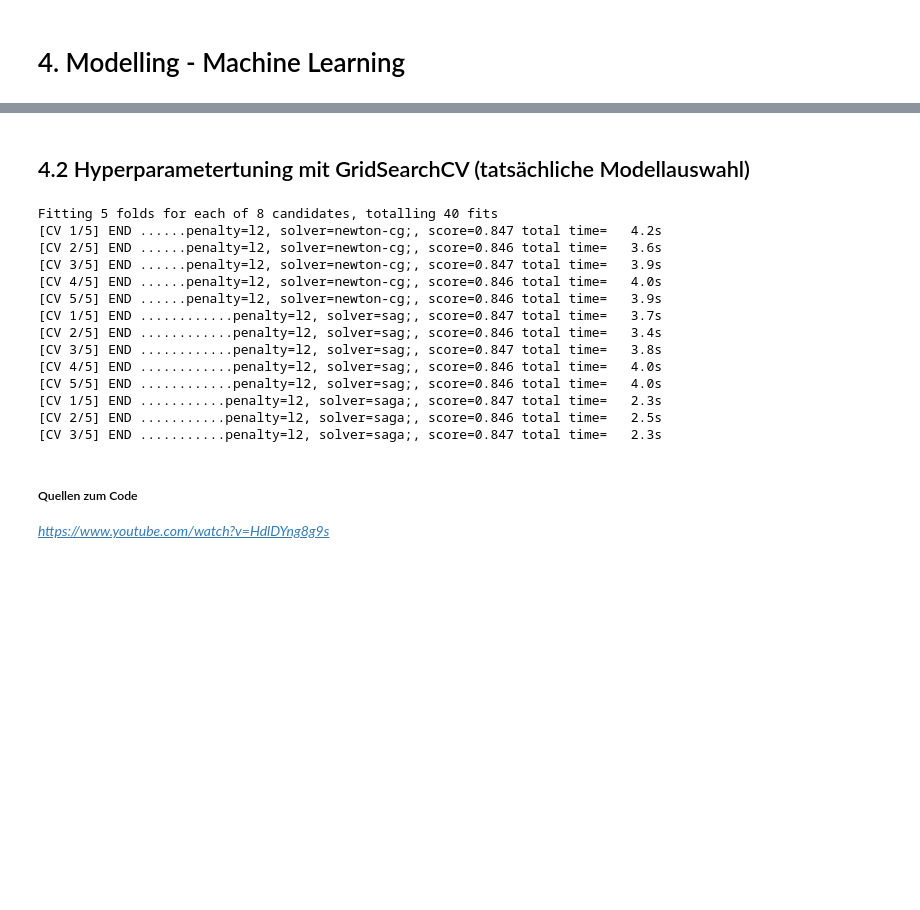
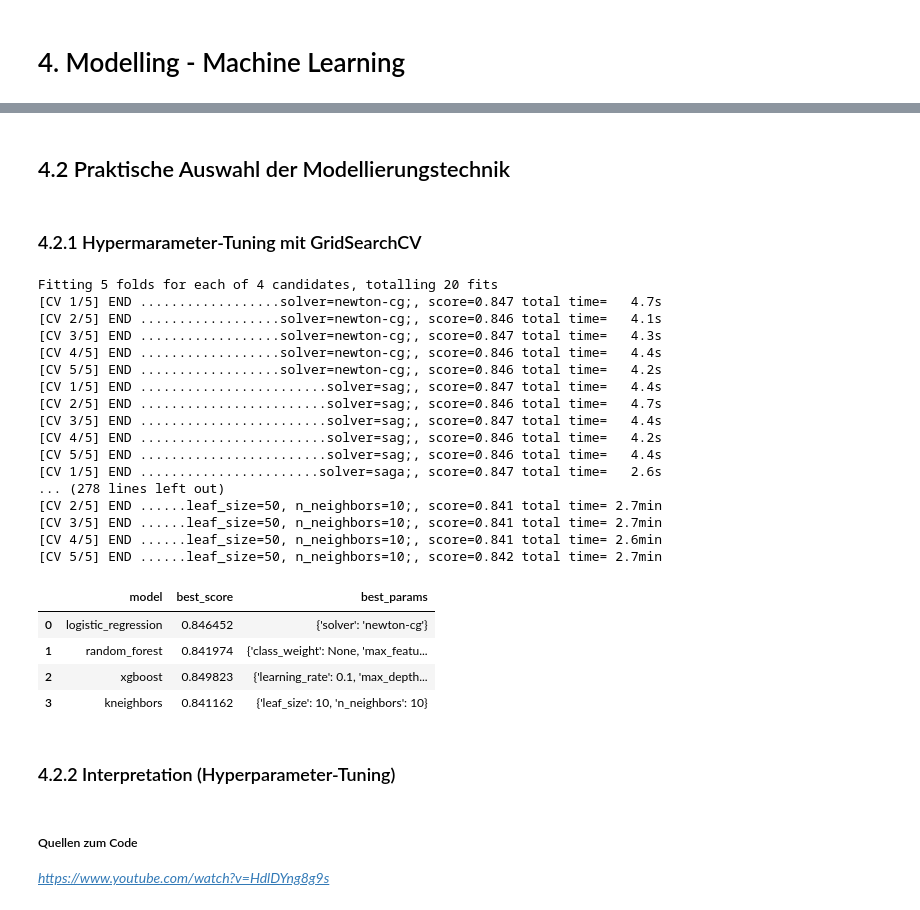
Before and after one commit to switchmachine/Diabetes-Health-Indicators, a Jupyter notebook: Programmieren2_Gruppe7_Projekt_DiabetesHealthIndicators.ipynb, the cells around one changed output, grey strips where cells are left out. Drawn from its saved outputs; the diff is of its cells as text; code cells hidden in the pictures; blank space fills up the shorter version.

```diff
--- a/Programmieren2_Gruppe7_Projekt_DiabetesHealthIndicators.ipynb
+++ b/Programmieren2_Gruppe7_Projekt_DiabetesHealthIndicators.ipynb
@@ -1050,2 +1073,2 @@ Im Vergleich zur rekursiven Feature Elimination mit dem RandomForestClassifier e
 # %% [markdown]
-## 4.2 Hyperparametertuning mit GridSearchCV (tatsächliche Modellauswahl)
+## 4.2 Praktische Auswahl der Modellierungstechnik
@@ -1054,9 +1075,10 @@ Im Vergleich zur rekursiven Feature Elimination mit dem RandomForestClassifier e
+# %% [markdown]
+### 4.2.1 Hypermarameter-Tuning mit GridSearchCV
 # %%
 model_params = {
     'logistic_regression': {
         'model': LogisticRegression(multi_class = 'multinomial'),
         'params': {
-            'penalty': ['l2', None],
             'solver': ['newton-cg', 'sag', 'saga', 'lbfgs']
         }
     },
@@ -1085,35 +1107,45 @@ model_params = {
         }
     }
 }
-# %%
-scores = []
-
-for model_name, mp in model_params.items():
-    clf = GridSearchCV(mp['model'], mp['params'], cv=StratifiedKFold(n_splits=5, shuffle=True, random_state=42), return_train_score=False, verbose=3)
-    clf.fit(x_values_scaled_ss, target)
-    scores.append({
-        'model': model_name,
-        'best_score': clf.best_score_,
-        'best_params': clf.best_params
-    })
-
-df_gridsearch = pd.DataFrame(scores, columns=['model', 'best_score', 'best_params'])
-df_gridsearch
-# %% [output]
-Fitting 5 folds for each of 8 candidates, totalling 40 fits
-[CV 1/5] END ......penalty=l2, solver=newton-cg;, score=0.847 total time=   4.2s
-[CV 2/5] END ......penalty=l2, solver=newton-cg;, score=0.846 total time=   3.6s
-[CV 3/5] END ......penalty=l2, solver=newton-cg;, score=0.847 total time=   3.9s
-[CV 4/5] END ......penalty=l2, solver=newton-cg;, score=0.846 total time=   4.0s
-[CV 5/5] END ......penalty=l2, solver=newton-cg;, score=0.846 total time=   3.9s
-[CV 1/5] END ............penalty=l2, solver=sag;, score=0.847 total time=   3.7s
-[CV 2/5] END ............penalty=l2, solver=sag;, score=0.846 total time=   3.4s
-[CV 3/5] END ............penalty=l2, solver=sag;, score=0.847 total time=   3.8s
-[CV 4/5] END ............penalty=l2, solver=sag;, score=0.846 total time=   4.0s
-[CV 5/5] END ............penalty=l2, solver=sag;, score=0.846 total time=   4.0s
-[CV 1/5] END ...........penalty=l2, solver=saga;, score=0.847 total time=   2.3s
-[CV 2/5] END ...........penalty=l2, solver=saga;, score=0.846 total time=   2.5s
-[CV 3/5] END ...........penalty=l2, solver=saga;, score=0.847 total time=   2.3s
+# %%
+scores = []
+
+for model_name, mp in model_params.items():
+    clf = GridSearchCV(mp['model'], mp['params'], cv=StratifiedKFold(n_splits=5, shuffle=True, random_state=42), return_train_score=False, verbose=3)
+    clf.fit(x_values_scaled_ss, target)
+    scores.append({
+        'model': model_name,
+        'best_score': clf.best_score_,
+        'best_params': clf.best_params_
+    })
+
+df_gridsearch = pd.DataFrame(scores, columns=['model', 'best_score', 'best_params'])
+df_gridsearch
+# %% [output]
+Fitting 5 folds for each of 4 candidates, totalling 20 fits
+[CV 1/5] END ..................solver=newton-cg;, score=0.847 total time=   4.7s
+[CV 2/5] END ..................solver=newton-cg;, score=0.846 total time=   4.1s
+[CV 3/5] END ..................solver=newton-cg;, score=0.847 total time=   4.3s
+[CV 4/5] END ..................solver=newton-cg;, score=0.846 total time=   4.4s
+[CV 5/5] END ..................solver=newton-cg;, score=0.846 total time=   4.2s
+[CV 1/5] END ........................solver=sag;, score=0.847 total time=   4.4s
+[CV 2/5] END ........................solver=sag;, score=0.846 total time=   4.7s
+[CV 3/5] END ........................solver=sag;, score=0.847 total time=   4.4s
+[CV 4/5] END ........................solver=sag;, score=0.846 total time=   4.2s
+[CV 5/5] END ........................solver=sag;, score=0.846 total time=   4.4s
+[CV 1/5] END .......................solver=saga;, score=0.847 total time=   2.6s
+... (278 lines left out)
+[CV 2/5] END ......leaf_size=50, n_neighbors=10;, score=0.841 total time= 2.7min
+[CV 3/5] END ......leaf_size=50, n_neighbors=10;, score=0.841 total time= 2.7min
+[CV 4/5] END ......leaf_size=50, n_neighbors=10;, score=0.841 total time= 2.6min
+[CV 5/5] END ......leaf_size=50, n_neighbors=10;, score=0.842 total time= 2.7min
+|  | model | best_score | best_params |
+| 0 | logistic_regression | 0.846452 | {'solver': 'newton-cg'} |
+| 1 | random_forest | 0.841974 | {'class_weight': None, 'max_featu... |
+| 2 | xgboost | 0.849823 | {'learning_rate': 0.1, 'max_depth... |
+| 3 | kneighbors | 0.841162 | {'leaf_size': 10, 'n_neighbors': 10} |
+# %% [markdown]
+### 4.2.2 Interpretation (Hyperparameter-Tuning)
 # %% [markdown]
 ##### Quellen zum Code
 *https://www.youtube.com/watch?v=HdlDYng8g9s*
```
Also changed, not shown: parts of 27 cells of this notebook.
